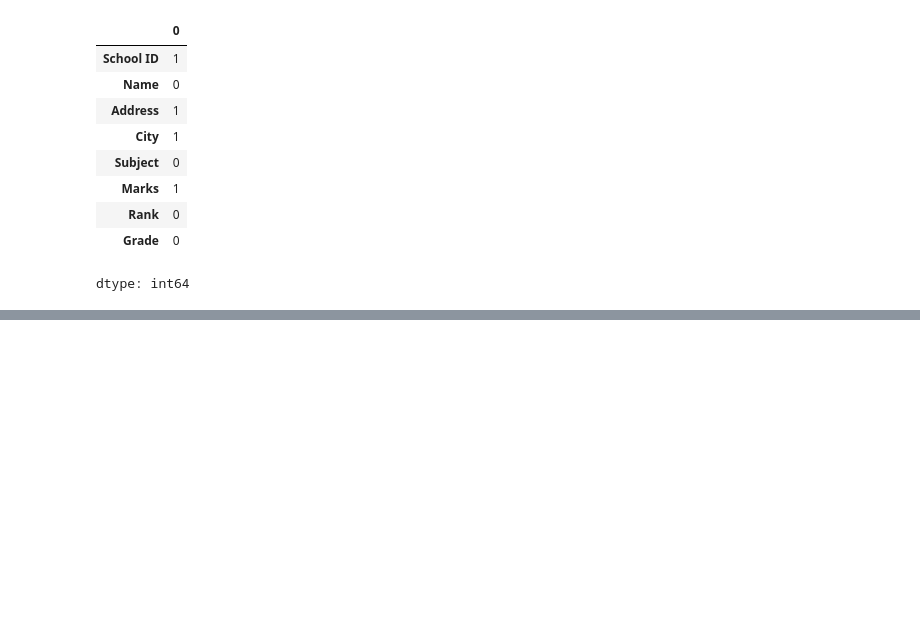
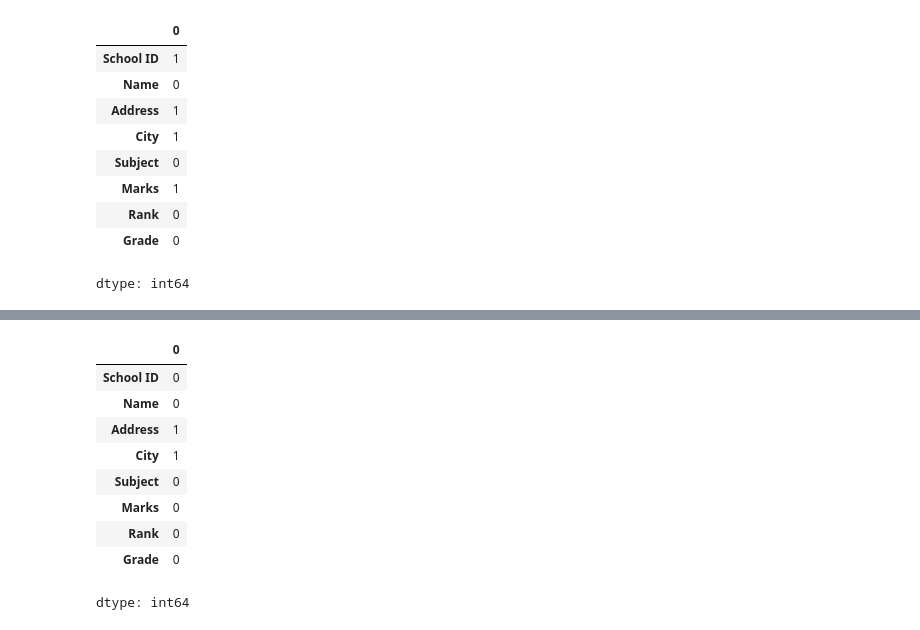
Before and after one commit to Samplergithub769/Data-Science-Intern, a Jupyter notebook: Python_day11.ipynb, the cells around one changed output, grey strips where cells are left out. Cells and saved outputs as stored; diff of their text form; code cells hidden in the pictures; blank space fills up the shorter version.

```diff
--- a/Python_day11.ipynb
+++ b/Python_day11.ipynb
@@ -178,0 +200,13 @@ Name: Marks, dtype: float64
+# %%
+df.isnull().sum()
+# %% [output]
+|  | 0 |
+| School ID | 0 |
+| Name | 0 |
+| Address | 1 |
+| City | 1 |
+| Subject | 0 |
+| Marks | 0 |
+| Rank | 0 |
+| Grade | 0 |
+dtype: int64
```
Also changed, not shown: parts of 11 cells of this notebook.
